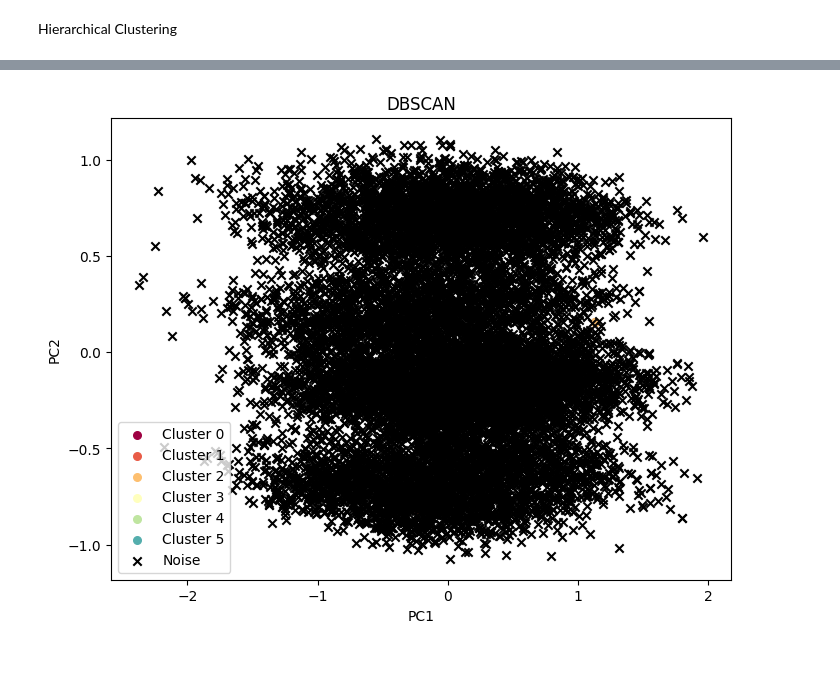
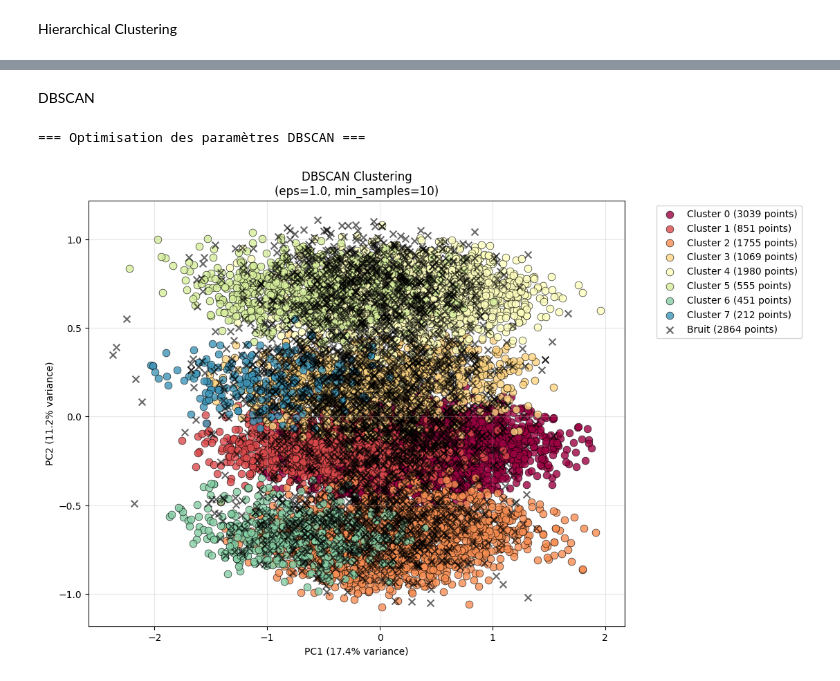
Before and after one commit to Mattei-Theophile/Flatmate-Matcher, a Jupyter notebook: project.ipynb, the cells around one changed output, grey strips where cells are left out. Drawn from its saved outputs; the diff is of its cells as text; code cells hidden in the pictures.

```diff
--- a/project.ipynb
+++ b/project.ipynb
@@ -548,19 +569,2 @@ Centroïdes (dans l'espace initial des features):
 # %% [markdown]
 Hierarchical Clustering
-# %%
-from sklearn.cluster import AgglomerativeClustering, KMeans
-import matplotlib.pyplot as plt
-from scipy.cluster.hierarchy import dendrogram, linkage
-
-n_clusters = best_k  #
-hc = AgglomerativeClustering(n_clusters=best_k)
-labels = hc.fit_predict(normalized_df)
-
-linked = linkage(normalized_df, method='ward')
-
-plt.figure(figsize=(12, 6))
-dendrogram(linked, truncate_mode='lastp', p=20, leaf_rotation=90., leaf_font_size=12., show_contracted=True)
-plt.title('Dendrogramme de l\'Agglomerative Clustering')
-plt.xlabel('Index point')
-plt.ylabel('Distance')
-plt.show()
@@ -571,30 +596,61 @@ DBSCAN
+# %% [markdown]
+DBSCAN
 # %%
 from sklearn.cluster import DBSCAN
-from sklearn.decomposition import PCA
-import matplotlib.pyplot as plt
 
-dbscan = DBSCAN(eps=0.5, min_samples=5)
+eps_values = [0.3, 0.5, 0.7, 1.0, 1.5]
+min_samples_values = [3, 5, 10, 15]
+best_eps = 0.5
+best_min_samples = 5
+best_silhouette = -1
+
+for eps in eps_values:
+    for min_samples in min_samples_values:
+        dbscan_temp = DBSCAN(eps=eps, min_samples=min_samples)
+        labels_temp = dbscan_temp.fit_predict(normalized_df)
+
+        n_clusters = len(set(labels_temp)) - (1 if -1 in labels_temp else 0)
+        if n_clusters >= 2:
+            silhouette = silhouette_score(normalized_df, labels_temp)
+            if silhouette > best_silhouette:
+                best_silhouette = silhouette
+                best_eps = eps
+                best_min_samples = min_samples
+
+dbscan = DBSCAN(eps=best_eps, min_samples=best_min_samples)
 labels = dbscan.fit_predict(normalized_df)
+
+# Analyse des résultats
+n_clusters = len(set(labels)) - (1 if -1 in labels else 0)
+n_noise = list(labels).count(-1)
+n_points = len(labels)
 
 pca = PCA(n_components=2)
 reduced_data = pca.fit_transform(normalized_df)
+explained_variance = pca.explained_variance_ratio_
 
-plt.figure(figsize=(8,6))
+plt.figure(figsize=(10, 8))
 unique_labels = set(labels)
-colors = [plt.cm.Spectral(each) for each in np.linspace(0, 1, len(unique_labels))]
+colors = plt.cm.Spectral(np.linspace(0, 1, len(unique_labels)))
 
 for k, col in zip(unique_labels, colors):
     class_member_mask = (labels == k)
     xy = reduced_data[class_member_mask]
+
     if k == -1:
-        plt.scatter(xy[:, 0], xy[:, 1], c='k', marker='x', label='Noise')
+        plt.scatter(xy[:, 0], xy[:, 1], c='black', marker='x', s=50,
+                    alpha=0.6, label=f'Bruit ({len(xy)} points)')
     else:
-        plt.scatter(xy[:, 0], xy[:, 1], c=[col], label=f'Cluster {k}', s=30)
+        plt.scatter(xy[:, 0], xy[:, 1], c=[col], s=60, alpha=0.8,
+                    edgecolors='black', linewidth=0.5,
+                    label=f'Cluster {k} ({len(xy)} points)')
 
-plt.title('DBSCAN')
-plt.xlabel('PC1')
-plt.ylabel('PC2')
-plt.legend()
+plt.title(f'DBSCAN Clustering\n(eps={best_eps}, min_samples={best_min_samples})')
+plt.xlabel(f'PC1 ({explained_variance[0]:.1%} variance)')
+plt.ylabel(f'PC2 ({explained_variance[1]:.1%} variance)')
+plt.legend(bbox_to_anchor=(1.05, 1), loc='upper left')
+plt.grid(True, alpha=0.3)
 plt.show()
 # %% [output]
+=== Optimisation des paramètres DBSCAN ===
-[figure, old version]
+[figure, new version]
```
Also changed, not shown: parts of 8 cells of this notebook.
